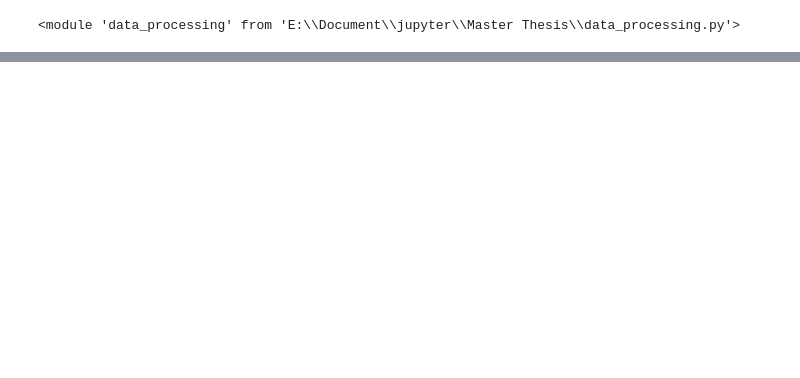
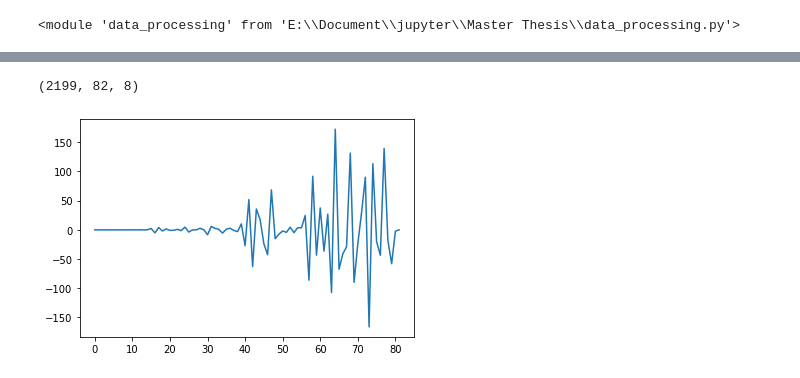
Before and after one commit to wuwenbo718/Master-Thesis, a Jupyter notebook: cnn1d.ipynb, the cells around one changed output, grey strips where cells are left out. Drawn from its saved outputs; the diff is of its cells as text; code cells hidden in the pictures; blank space fills up the shorter version.

```diff
--- a/cnn1d.ipynb
+++ b/cnn1d.ipynb
@@ -122 +206,9 @@ Duration: 11.899117
+# %%
+rec=pywt.idwt(coes[0],coes[3],wavelet='db10',mode=0,axis=1)
+# %%
+plt.plot(rec[0,:,0])
+rec.shape
+# %% [output]
+(2199, 82, 8)
+[figure, added]
 # %%
```
Also changed, not shown: parts of 19 cells of this notebook, 5 other files.
